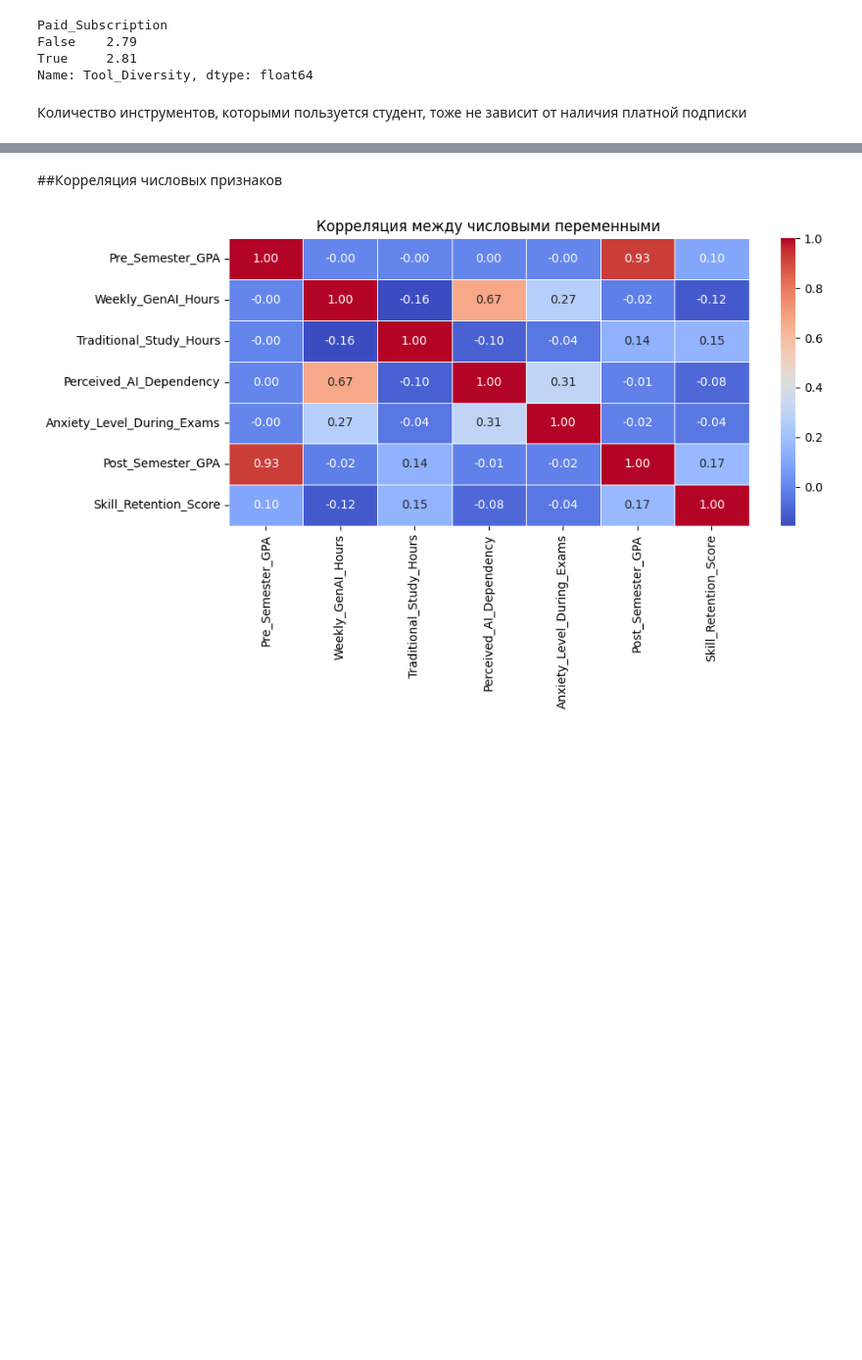
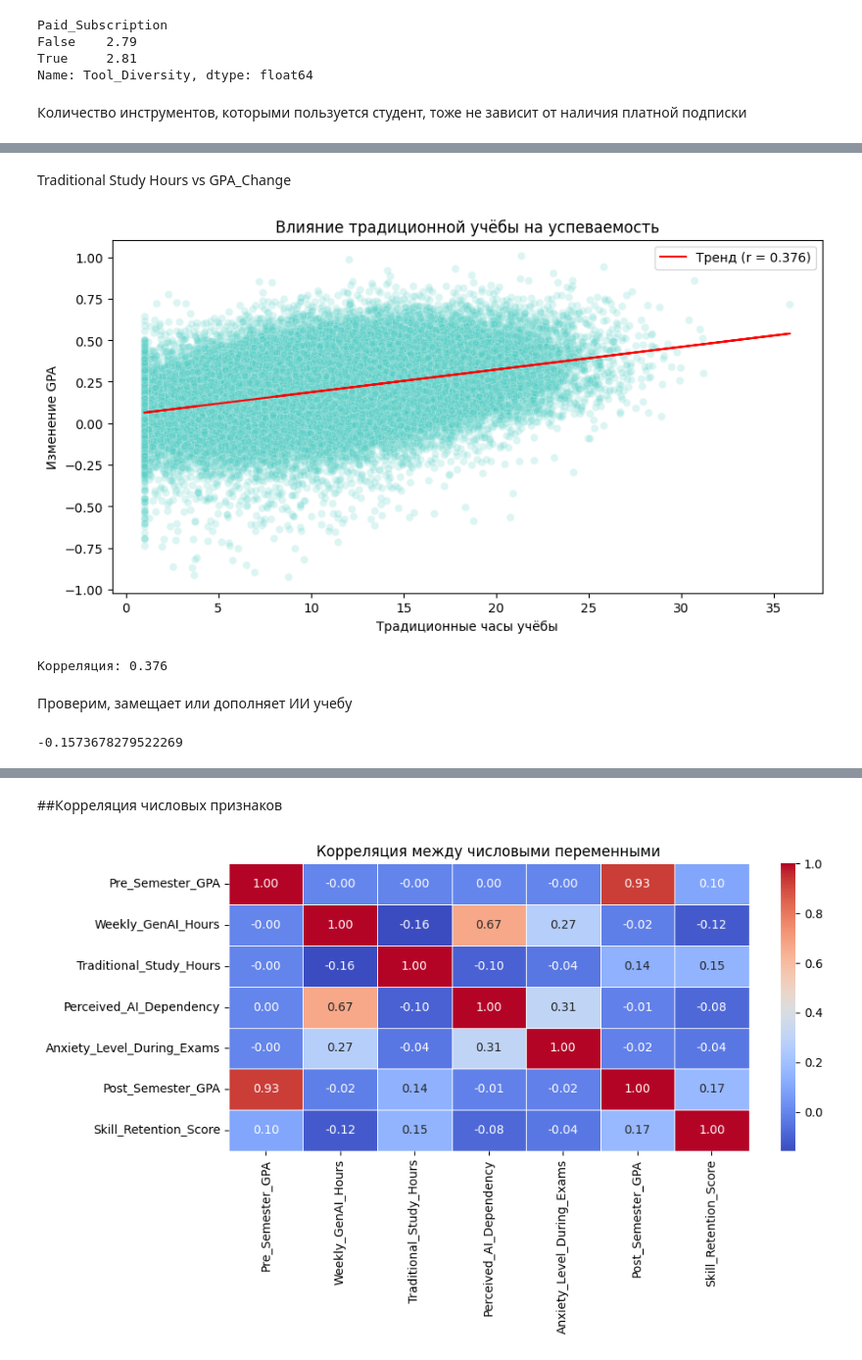
Before and after one commit to AnastasiaDolotova/ai-student-impact, a Jupyter notebook: ai_student_impact.ipynb, the cells around one changed output, grey strips where cells are left out. Shown at 98% size. Cells and saved outputs as stored; diff of their text form; code cells hidden in the pictures; blank space fills up the shorter version.

```diff
--- a/ai_student_impact.ipynb
+++ b/ai_student_impact.ipynb
@@ -646,0 +672,27 @@ Name: Tool_Diversity, dtype: float64
+# %% [markdown]
+Traditional Study Hours vs GPA_Change
+# %%
+plt.figure(figsize=(10, 5))
+sns.scatterplot(data=df, x='Traditional_Study_Hours', y='GPA_Change',
+                alpha=0.2, color='#4ECDC4')
+plt.xlabel('Традиционные часы учёбы')
+plt.ylabel('Изменение GPA')
+plt.title('Влияние традиционной учёбы на успеваемость')
+
+from scipy import stats
+slope, intercept, r_value, p_value, std_err = stats.linregress(df['Traditional_Study_Hours'], df['GPA_Change'])
+plt.plot(df['Traditional_Study_Hours'], slope * df['Traditional_Study_Hours'] + intercept,
+         color='red', label=f'Тренд (r = {r_value:.3f})')
+plt.legend()
+plt.show()
+
+print(f"Корреляция: {df['Traditional_Study_Hours'].corr(df['GPA_Change']):.3f}")
+# %% [output]
+[figure, added]
+Корреляция: 0.376
+# %% [markdown]
+Проверим, замещает или дополняет ИИ учебу
+# %%
+df['Weekly_GenAI_Hours'].corr(df['Traditional_Study_Hours'])
+# %% [output]
+-0.1573678279522269
```
Also changed, not shown: parts of 6 cells of this notebook.
